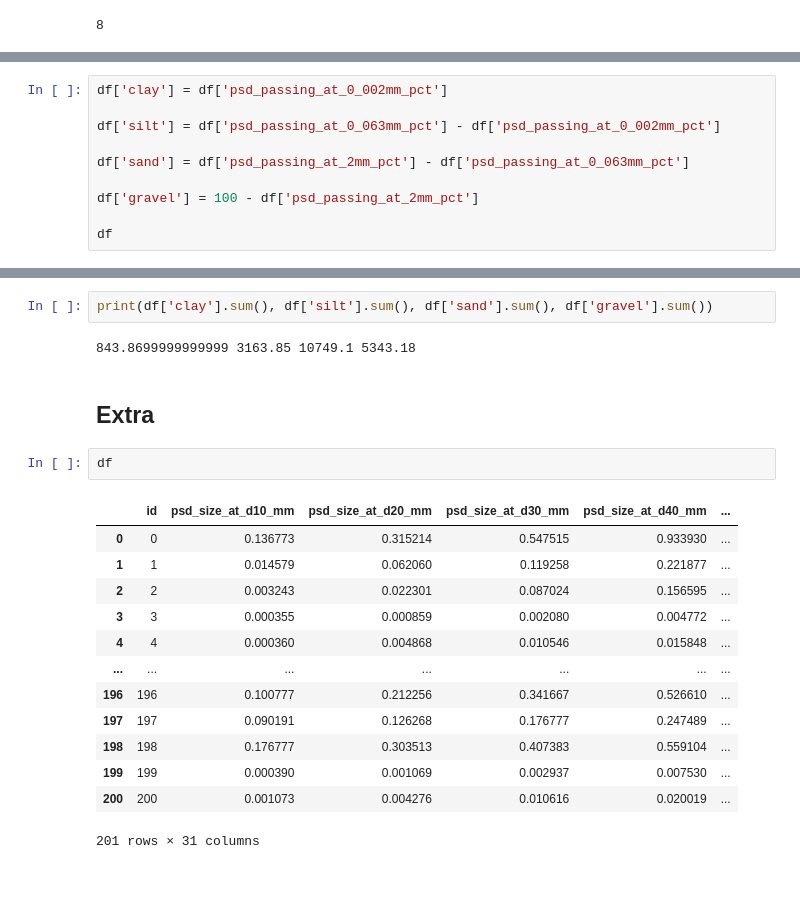
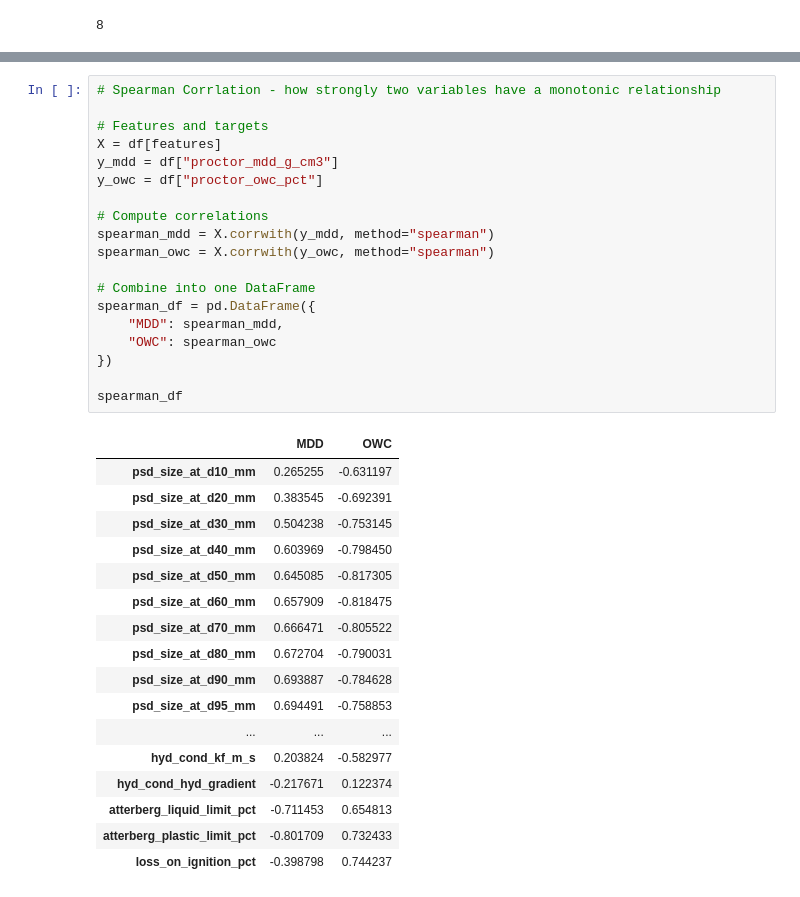
Before and after one commit to jkmathilda/proctor_prediction, a Jupyter notebook: eda.ipynb, the cells around one changed output, grey strips where cells are left out. Cells and saved outputs as stored; diff of their text form.

```diff
--- a/eda.ipynb
+++ b/eda.ipynb
@@ -356,10 +160,0 @@ KeyError: "['clay', 'silt', 'sand', 'gravel', 'fine-grained', 'ip'] not in index
-# %%
-df['clay'] = df['psd_passing_at_0_002mm_pct']
-
-df['silt'] = df['psd_passing_at_0_063mm_pct'] - df['psd_passing_at_0_002mm_pct']
-
-df['sand'] = df['psd_passing_at_2mm_pct'] - df['psd_passing_at_0_063mm_pct']
-
-df['gravel'] = 100 - df['psd_passing_at_2mm_pct']
-
-df
@@ -380,22 +161,37 @@ df
-# %%
-print(df['clay'].sum(), df['silt'].sum(), df['sand'].sum(), df['gravel'].sum())
-# %% [output]
-843.8699999999999 3163.85 10749.1 5343.18
-# %% [markdown]
-## Extra
-# %%
-df
-# %% [output]
-|  | id | psd_size_at_d10_mm | psd_size_at_d20_mm | psd_size_at_d30_mm | psd_size_at_d40_mm | ... |
-| 0 | 0 | 0.136773 | 0.315214 | 0.547515 | 0.933930 | ... |
-| 1 | 1 | 0.014579 | 0.062060 | 0.119258 | 0.221877 | ... |
-| 2 | 2 | 0.003243 | 0.022301 | 0.087024 | 0.156595 | ... |
-| 3 | 3 | 0.000355 | 0.000859 | 0.002080 | 0.004772 | ... |
-| 4 | 4 | 0.000360 | 0.004868 | 0.010546 | 0.015848 | ... |
-| ... | ... | ... | ... | ... | ... | ... |
-| 196 | 196 | 0.100777 | 0.212256 | 0.341667 | 0.526610 | ... |
-| 197 | 197 | 0.090191 | 0.126268 | 0.176777 | 0.247489 | ... |
-| 198 | 198 | 0.176777 | 0.303513 | 0.407383 | 0.559104 | ... |
-| 199 | 199 | 0.000390 | 0.001069 | 0.002937 | 0.007530 | ... |
-| 200 | 200 | 0.001073 | 0.004276 | 0.010616 | 0.020019 | ... |
-201 rows × 31 columns
+# %%
+# Spearman Corrlation - how strongly two variables have a monotonic relationship
+
+# Features and targets
+X = df[features]
+y_mdd = df["proctor_mdd_g_cm3"]
+y_owc = df["proctor_owc_pct"]
+
+# Compute correlations
+spearman_mdd = X.corrwith(y_mdd, method="spearman")
+spearman_owc = X.corrwith(y_owc, method="spearman")
+
+# Combine into one DataFrame
+spearman_df = pd.DataFrame({
+    "MDD": spearman_mdd,
+    "OWC": spearman_owc
+})
+
+spearman_df
+# %% [output]
+|  | MDD | OWC |
+| psd_size_at_d10_mm | 0.265255 | -0.631197 |
+| psd_size_at_d20_mm | 0.383545 | -0.692391 |
+| psd_size_at_d30_mm | 0.504238 | -0.753145 |
+| psd_size_at_d40_mm | 0.603969 | -0.798450 |
+| psd_size_at_d50_mm | 0.645085 | -0.817305 |
+| psd_size_at_d60_mm | 0.657909 | -0.818475 |
+| psd_size_at_d70_mm | 0.666471 | -0.805522 |
+| psd_size_at_d80_mm | 0.672704 | -0.790031 |
+| psd_size_at_d90_mm | 0.693887 | -0.784628 |
+| psd_size_at_d95_mm | 0.694491 | -0.758853 |
+| ... | ... | ... |
+| hyd_cond_kf_m_s | 0.203824 | -0.582977 |
+| hyd_cond_hyd_gradient | -0.217671 | 0.122374 |
+| atterberg_liquid_limit_pct | -0.711453 | 0.654813 |
+| atterberg_plastic_limit_pct | -0.801709 | 0.732433 |
+| loss_on_ignition_pct | -0.398798 | 0.744237 |
```
Also changed, not shown: parts of 22 cells of this notebook, 16 other files.
